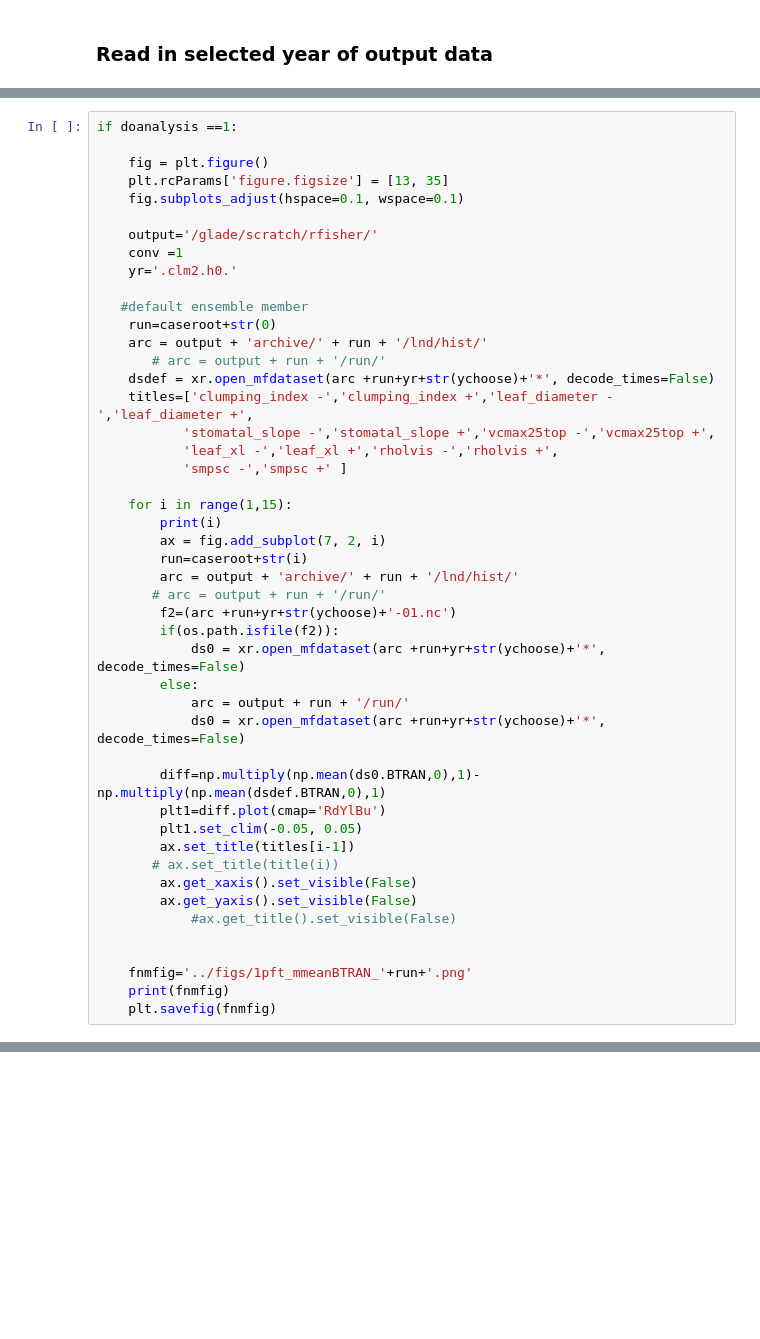
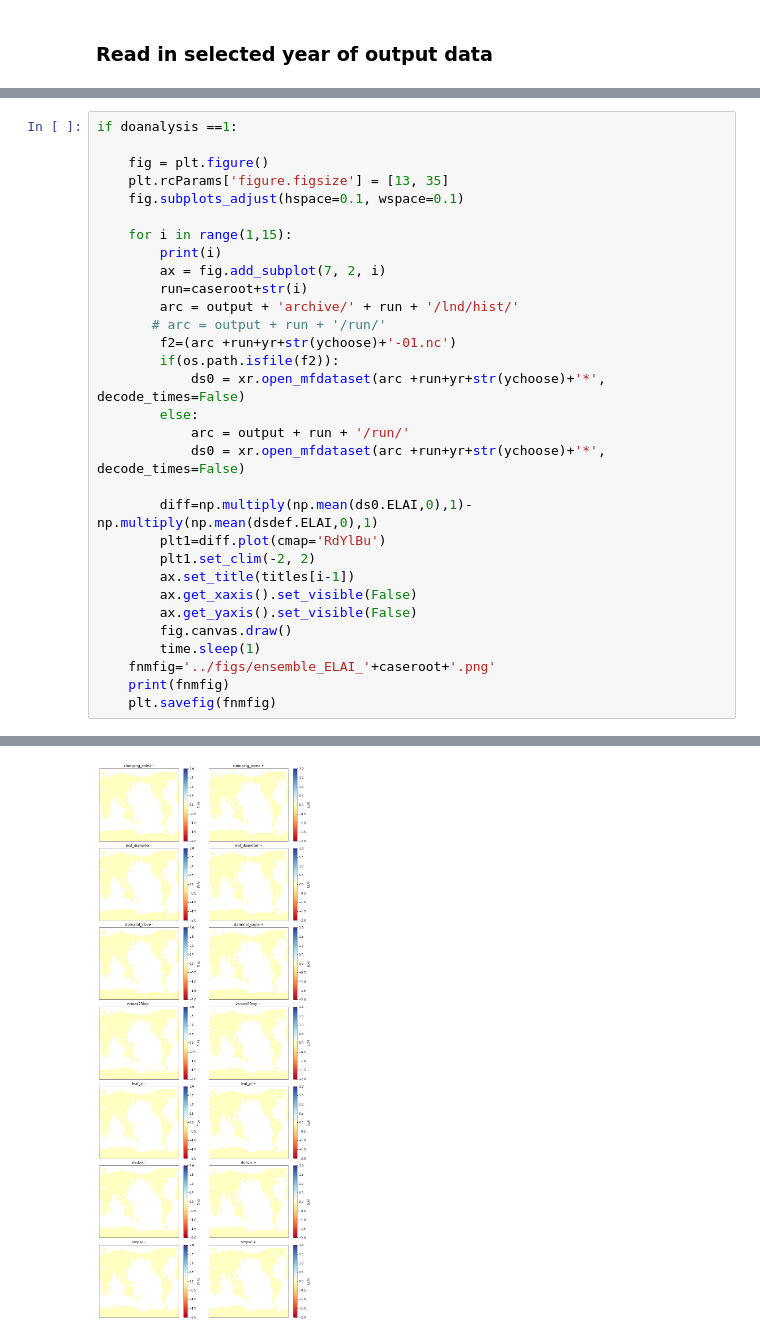
Before and after one commit to rosiealice/fates_sp_ensembles, a Jupyter notebook: ensemble_script.ipynb, the cells around one changed output, grey strips where cells are left out. Drawn from its saved outputs; the diff is of its cells as text; blank space fills up the shorter version.

```diff
--- a/ensemble_script.ipynb
+++ b/ensemble_script.ipynb
@@ -568,20 +673,6 @@ if doanalysis ==1:
     fig = plt.figure()
     plt.rcParams['figure.figsize'] = [13, 35]
     fig.subplots_adjust(hspace=0.1, wspace=0.1)
-
-    output='/glade/scratch/rfisher/'
-    conv =1
-    yr='.clm2.h0.'
-
-   #default ensemble member
-    run=caseroot+str(0)
-    arc = output + 'archive/' + run + '/lnd/hist/'
-       # arc = output + run + '/run/'
-    dsdef = xr.open_mfdataset(arc +run+yr+str(ychoose)+'*', decode_times=False)
-    titles=['clumping_index -','clumping_index +','leaf_diameter -','leaf_diameter +',
-           'stomatal_slope -','stomatal_slope +','vcmax25top -','vcmax25top +',
-           'leaf_xl -','leaf_xl +','rholvis -','rholvis +',
-           'smpsc -','smpsc +' ]
 
     for i in range(1,15):
         print(i)
@@ -596,16 +687,15 @@ if doanalysis ==1:
             arc = output + run + '/run/'
             ds0 = xr.open_mfdataset(arc +run+yr+str(ychoose)+'*', decode_times=False)
 
-        diff=np.multiply(np.mean(ds0.BTRAN,0),1)-np.multiply(np.mean(dsdef.BTRAN,0),1)
+        diff=np.multiply(np.mean(ds0.ELAI,0),1)-np.multiply(np.mean(dsdef.ELAI,0),1)
         plt1=diff.plot(cmap='RdYlBu')
-        plt1.set_clim(-0.05, 0.05)
+        plt1.set_clim(-2, 2)
         ax.set_title(titles[i-1])
-       # ax.set_title(title(i))
         ax.get_xaxis().set_visible(False)
         ax.get_yaxis().set_visible(False)
-            #ax.get_title().set_visible(False)
-
-
-    fnmfig='../figs/1pft_mmeanBTRAN_'+run+'.png'
+        fig.canvas.draw()
+        time.sleep(1)
+    fnmfig='../figs/ensemble_ELAI_'+caseroot+'.png'
     print(fnmfig)
     plt.savefig(fnmfig)
+# %% [output]
@@ -612,3 +717,4 @@ if doanalysis ==1:
+[figure, added]
 # %%
 if doanalysis ==1:
 
```
Also changed, not shown: parts of 22 cells of this notebook.
